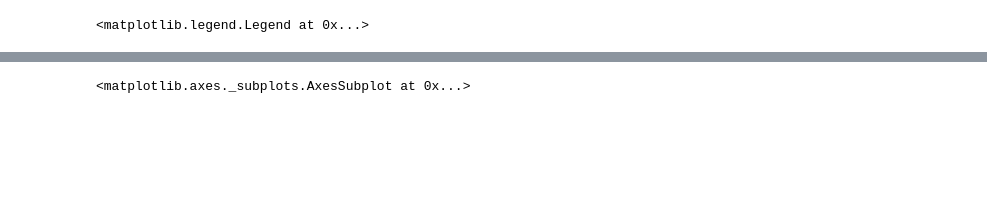
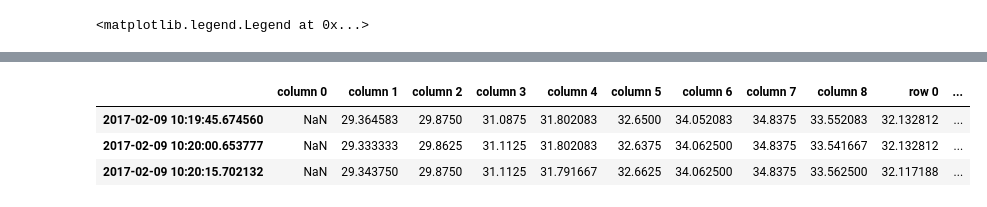
Before and after one commit to atfienberg/slowControlDBPlots, a Jupyter notebook: sipmTemps.ipynb, the cells around one changed output, grey strips where cells are left out. Saved outputs shown, nothing was run; the diff lists cells and outputs as text; code cells hidden in the pictures; blank space fills up the shorter version.

```diff
--- a/sipmTemps.ipynb
+++ b/sipmTemps.ipynb
@@ -91,8 +86,12 @@ plt.legend(loc='best')
 # %%
 for i in range(6):
     tempframe['row {}'.format(i)] = tempframe.iloc[:,9*i:9*(i+1)].mean(1)
 tempframe.loc[:,'row 0':'row 5'].plot()
+tempframe.iloc[:3,54:]
 # %% [output]
 [interactive output not drawn]
 [interactive output not drawn]
-<matplotlib.axes._subplots.AxesSubplot at 0x...>
+|  | column 0 | column 1 | column 2 | column 3 | column 4 | column 5 | column 6 | column 7 | column 8 | row 0 | ... |
+| 2017-02-09 10:19:45.674560 | NaN | 29.364583 | 29.8750 | 31.0875 | 31.802083 | 32.6500 | 34.052083 | 34.8375 | 33.552083 | 32.132812 | ... |
+| 2017-02-09 10:20:00.653777 | NaN | 29.333333 | 29.8625 | 31.1125 | 31.802083 | 32.6375 | 34.062500 | 34.8375 | 33.541667 | 32.132812 | ... |
+| 2017-02-09 10:20:15.702132 | NaN | 29.343750 | 29.8750 | 31.1125 | 31.791667 | 32.6625 | 34.062500 | 34.8375 | 33.562500 | 32.117188 | ... |
```
Also changed, not shown: parts of 10 cells of this notebook.
